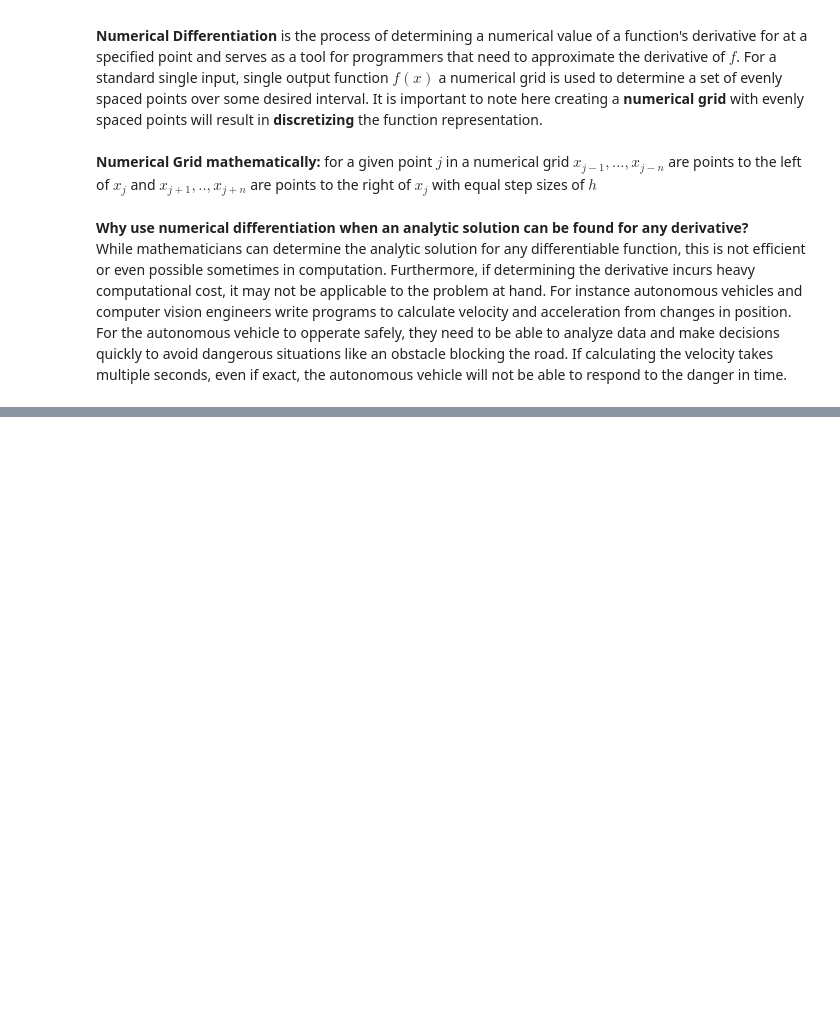
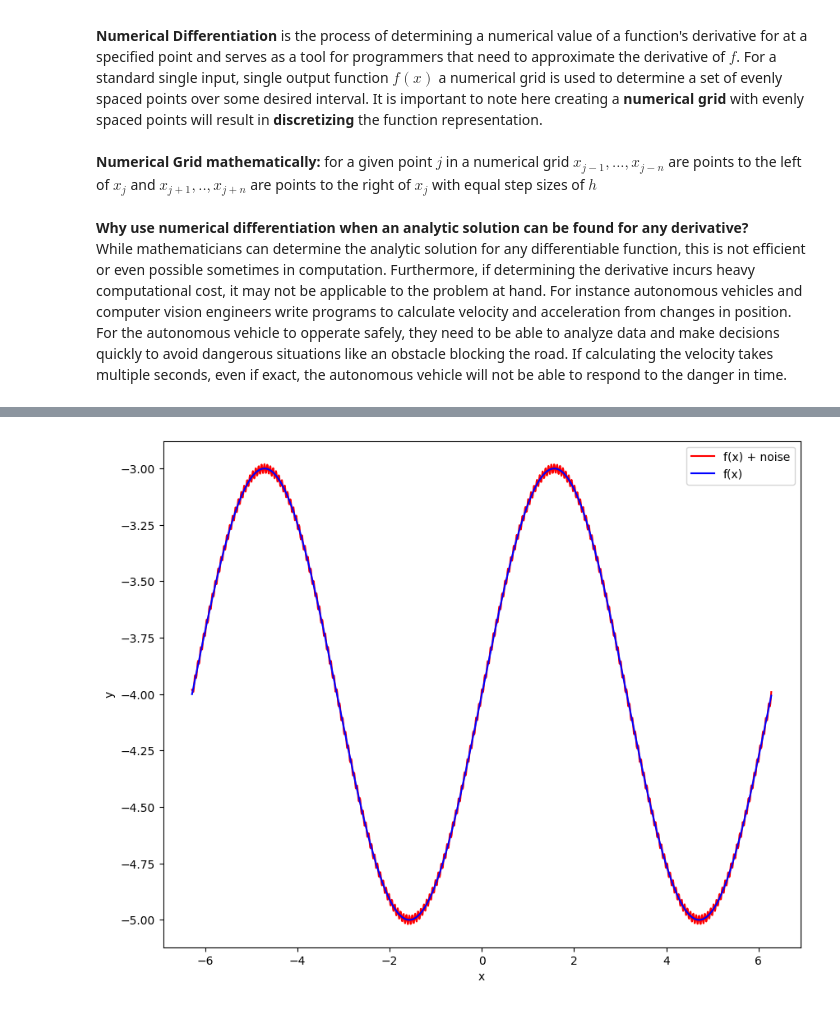
Before and after one commit to ColeTKrause/MAT421, a Jupyter notebook: ModuleF.ipynb, the cells around one changed output, grey strips where cells are left out. Cells and saved outputs as stored; diff of their text form; code cells hidden in the pictures; blank space fills up the shorter version.

```diff
--- a/ModuleF.ipynb
+++ b/ModuleF.ipynb
@@ -57,0 +123,31 @@ import matplotlib.pyplot as plt
+# %%
+# Original Functions
+
+# Step size
+h = 0.01
+
+# noise terms
+epsilon = 0.02
+omega = 100
+
+# x value range
+x = np.arange(-2*np.pi, 2*np.pi, h)
+
+# original functions
+y = np.sin(x) - 4
+y_noise = np.sin(x) - 4 + epsilon*np.cos(omega*x)
+
+plt.clf
+
+# plot original functions
+plt.figure(figsize=(10,8))
+plt.plot(x,y_noise, 'r-', \
+         label = 'f(x) + noise')
+plt.plot(x,y, 'b-', \
+         label = 'f(x)')
+plt.xlabel('x')
+plt.ylabel('y')
+plt.legend()
+plt.show()
+# %% [output]
+[figure, added]
```
Also changed, not shown: parts of 6 cells of this notebook.
